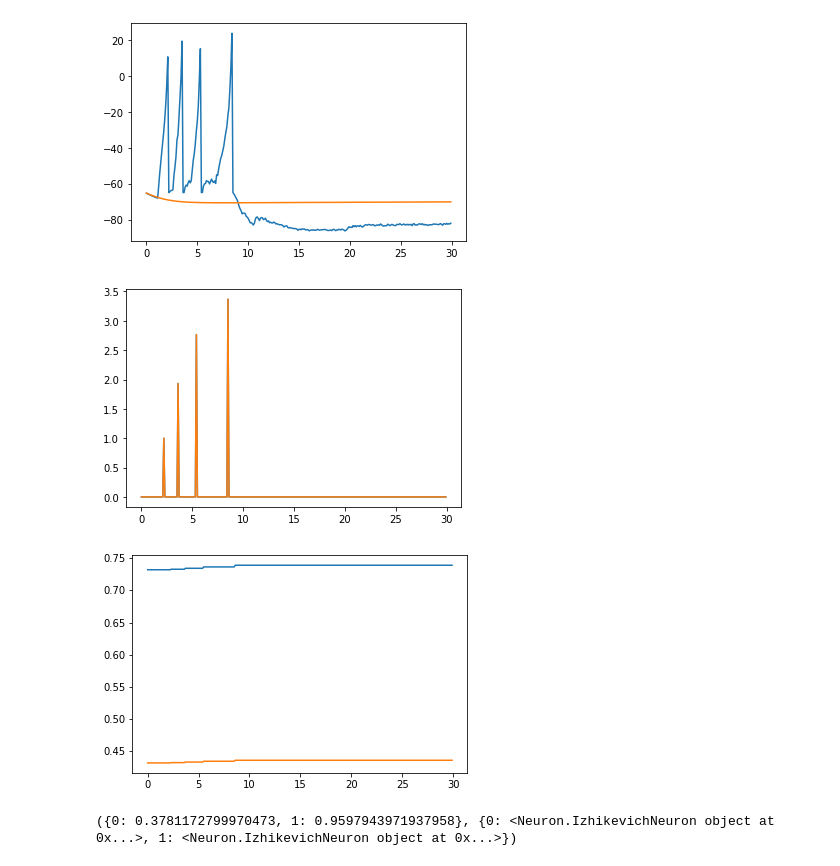
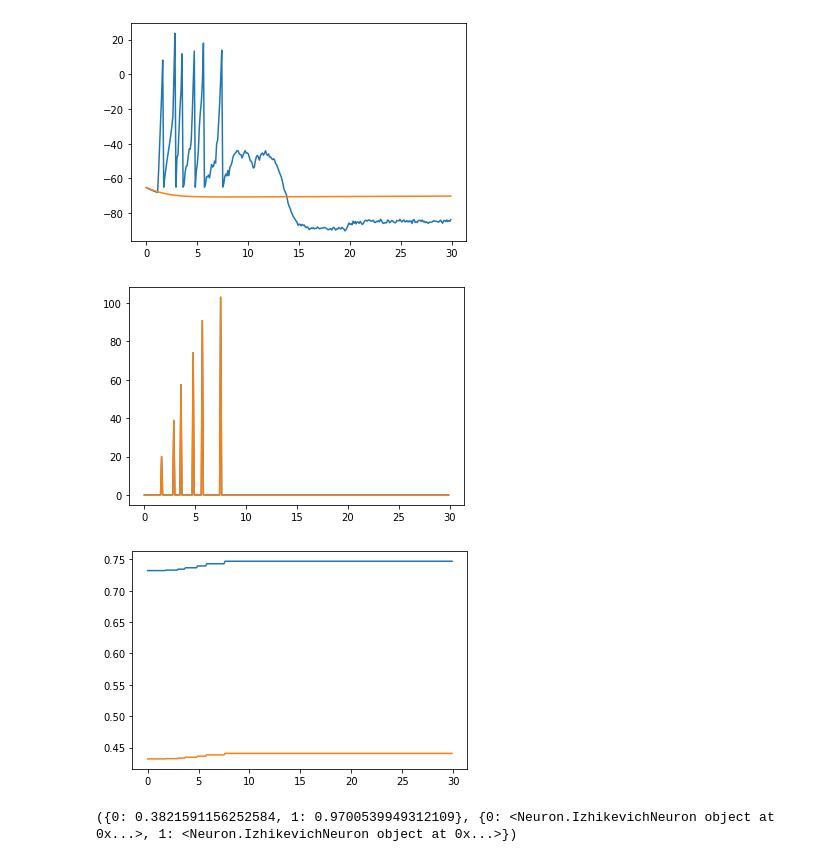
Before and after one commit to iamkg0/SNN_Izhikevich, a Jupyter notebook: test.ipynb, the cells around one changed output. Drawn from its saved outputs; the diff is of its cells as text; code cells hidden in the pictures.

```diff
--- a/test.ipynb
+++ b/test.ipynb
@@ -4,7 +4,7 @@ from Layers import *
 import matplotlib.pyplot as plt
 import numpy as np
 # %%
-in_neu = IzhikevichNeuron()
+in_neu = IzhikevichNeuron(g=110)
 out_neu = IzhikevichNeuron()
 time = 100
 in_neu.I = 10
@@ -14,7 +14,7 @@ out_impulse_hist = []
 out_voltage_hist = []
 for i in range(int(time//.1)+1):
     in_impulse, in_voltage = in_neu.behave()
-    out_neu.apply_current(in_impulse*90)
+    out_neu.apply_current(in_impulse)
     out_impulse, out_voltage = out_neu.behave()
     in_impulse_hist.append(in_impulse)
     in_voltage_hist.append(in_voltage)
@@ -42,7 +42,7 @@ in_layer.make_connections()
 in_layer.accept_signal(signal)
 
 target=0
-time = 100
+time = 1000
 voltin = []
 imin = []
 voltout = []
@@ -50,7 +50,7 @@ imout = []
 
 for i in range(int(time//.1)+1):
     in_layer.transmit_current()
-    impulse, voltage = out_layer.simulation(target, 10)
+    impulse, voltage = out_layer.simulation(target, 0)
     voltin.append(in_layer[-1].v)
     imin.append(in_layer[-1].impulse)
     voltout.append(voltage)
@@ -71,10 +71,10 @@ plt.show()
 # %%
 np.random.seed(42)
-signal = np.arange(100)*.5
+signal = np.arange(100)*.1
 out_layer = Output_layer(num_exc=2, learning_rate=.1)
-hid = Hidden_layer(out_layer, num_exc=100, learning_rate=.1)
+hid = Hidden_layer(out_layer, num_exc=100, learning_rate=.1, g=10)
 hid.make_connections()
-in_layer = Input_layer(hid, num_exc=len(signal), learning_rate=.1)
+in_layer = Input_layer(hid, num_exc=len(signal), learning_rate=.1, g=10)
 in_layer.make_connections()
 
 in_layer.accept_signal(signal)
@@ -140,7 +140,7 @@ plt.show()
 np.random.seed(42)
 signal = np.arange(28*28)*.05
 out_layer = Output_layer(num_exc=2, learning_rate=.001)
-in_layer = Input_layer(out_layer, num_exc=len(signal), learning_rate=.001)
+in_layer = Input_layer(out_layer, num_exc=len(signal), learning_rate=.001, g=2)
 in_layer.make_connections()
 connections, objects = in_layer[0].params()
 in_layer.accept_signal(signal)
@@ -153,34 +153,34 @@ voltage_history = []
 impulse9 = []
 voltage9 = []
 w1_hist = []
 w9_hist = []
 
 for i in range(int(time//.1)+1):
     in_layer.transmit_current()
     impulse, voltage = out_layer.simulation(target, 0)
     impulse_history.append(impulse[target])
     voltage_history.append(voltage[target])
     impulse9.append(impulse[1])
     voltage9.append(in_layer[9].v)
     w1_hist.append(in_layer[1].connections[target])
     w9_hist.append(in_layer[9].connections[target])
     out_layer.drop_impulse()
 
 x_axis = np.arange(len(impulse_history)) * .1
 fig = plt.figure()
 plt.plot(x_axis, voltage_history)
 plt.plot(x_axis, voltage9)
 fig = plt.figure()
 plt.plot(x_axis, impulse_history)
 plt.plot(x_axis, impulse9)
 fig = plt.figure()
 plt.plot(x_axis, w1_hist)
 plt.plot(x_axis, w9_hist)
 plt.show()
 
 print(in_layer[0].params())
 # %% [output]
-[figure, old version]
+[figure, new version]
-[figure, old version]
+[figure, new version]
-[figure, old version]
+[figure, new version]
-({0: 0.3781172799970473, 1: 0.9597943971937958}, {0: <Neuron.IzhikevichNeuron object at 0x...>, 1: <Neuron.IzhikevichNeuron object at 0x...>})
+({0: 0.3821591156252584, 1: 0.9700539949312109}, {0: <Neuron.IzhikevichNeuron object at 0x...>, 1: <Neuron.IzhikevichNeuron object at 0x...>})
```
Also changed, not shown: parts of 3 cells of this notebook, 2 other files.
